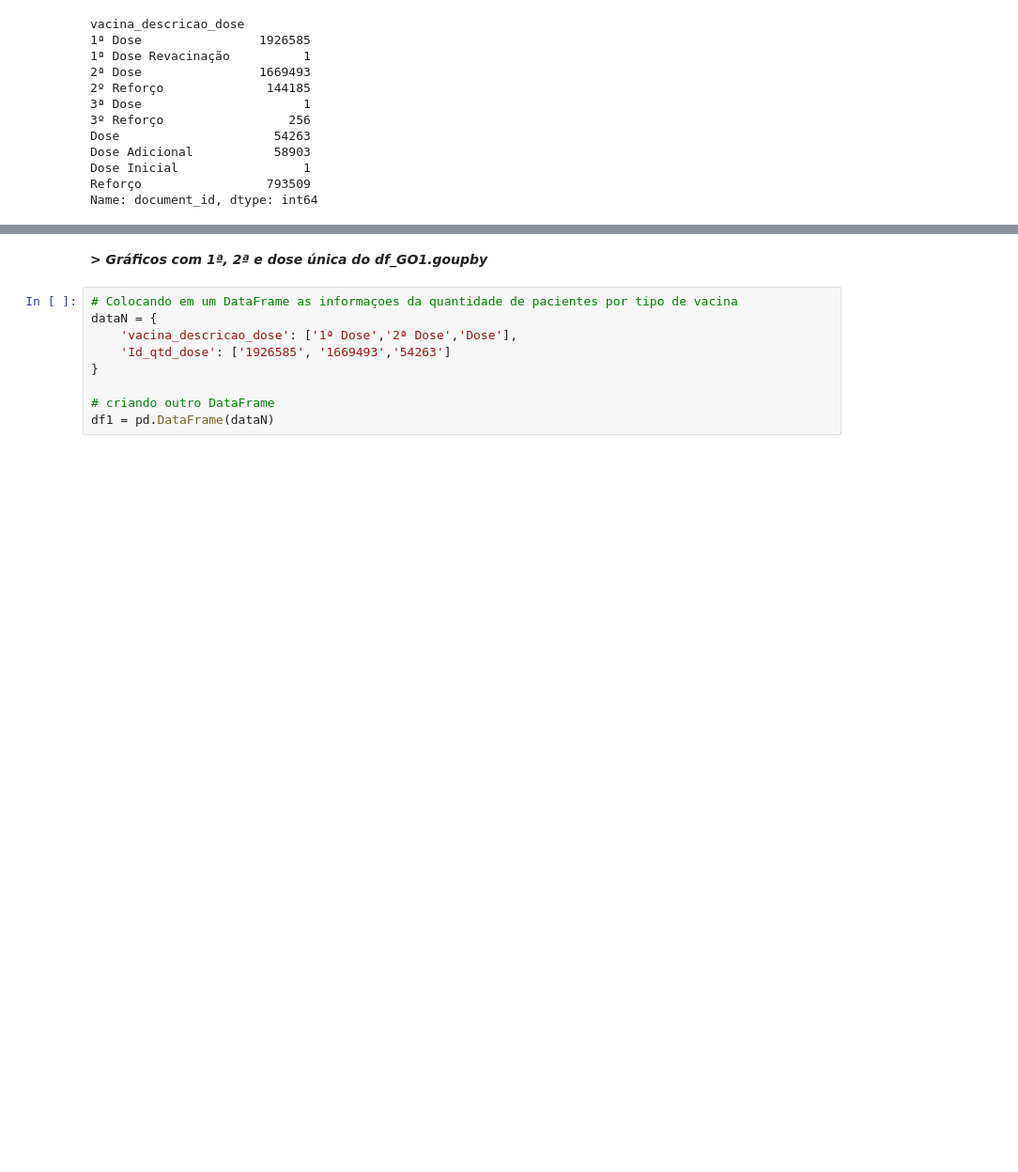
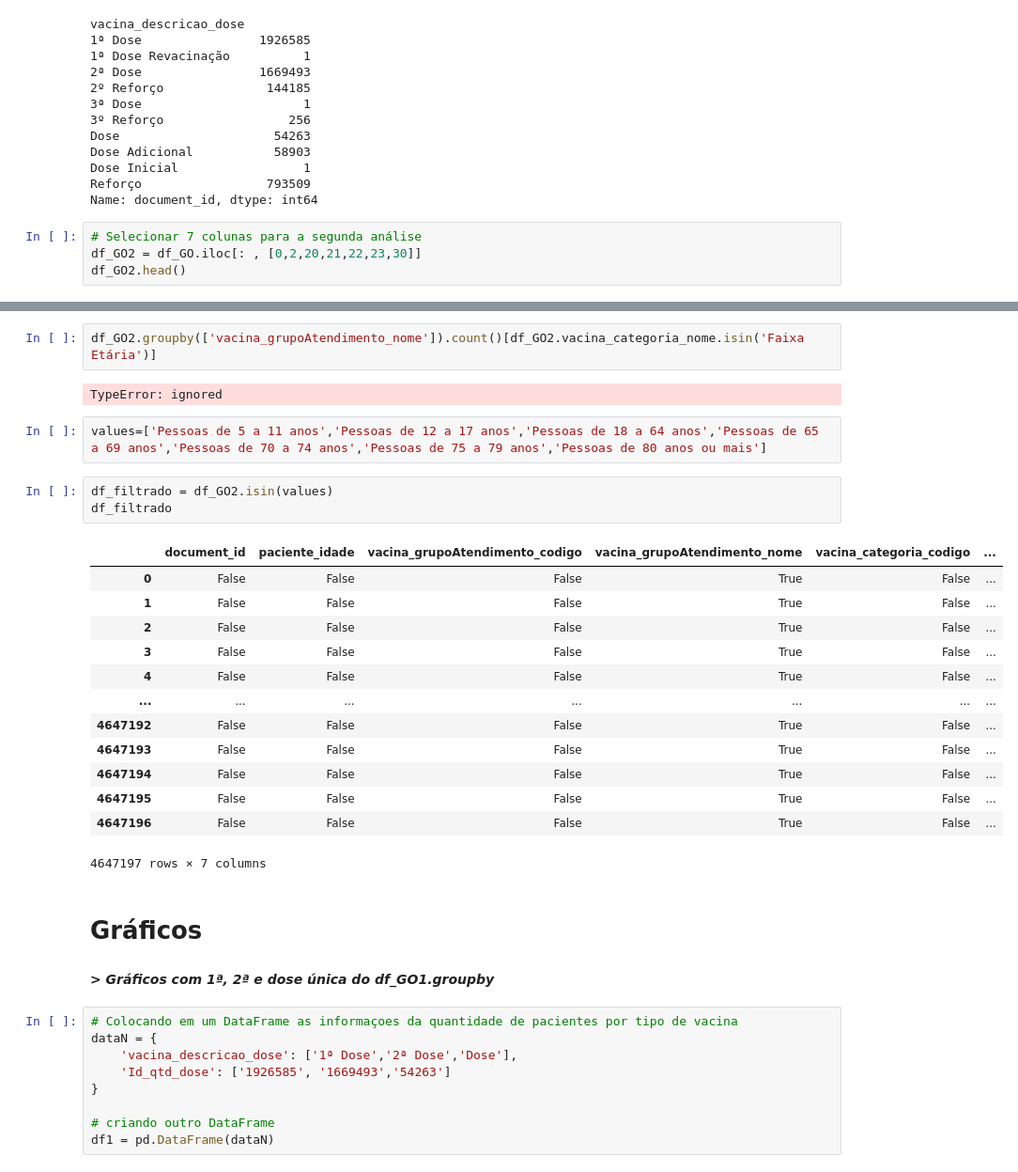
Before and after one commit to laysfreitas/Covid_Dados, a Jupyter notebook: Dados_Covid_CO.ipynb, the cells around one changed output, grey strips where cells are left out. Shown at 94% size. Cells and saved outputs as stored; diff of their text form; blank space fills up the shorter version.

```diff
--- a/Dados_Covid_CO.ipynb
+++ b/Dados_Covid_CO.ipynb
@@ -104,3 +114,7 @@ Dose Adicional           58903
 Dose Inicial                 1
 Reforço                 793509
 Name: document_id, dtype: int64
+# %%
+# Selecionar 7 colunas para a segunda análise
+df_GO2 = df_GO.iloc[: , [0,2,20,21,22,23,30]]
+df_GO2.head()
@@ -107,5 +149,30 @@ Name: document_id, dtype: int64
+# %%
+df_GO2.groupby(['vacina_grupoAtendimento_nome']).count()[df_GO2.vacina_categoria_nome.isin('Faixa Etária')]
+# %% [output]
+TypeError: ignored
+# %%
+values=['Pessoas de 5 a 11 anos','Pessoas de 12 a 17 anos','Pessoas de 18 a 64 anos','Pessoas de 65 a 69 anos','Pessoas de 70 a 74 anos','Pessoas de 75 a 79 anos','Pessoas de 80 anos ou mais']
+# %%
+df_filtrado = df_GO2.isin(values)
+df_filtrado
+# %% [output]
+|  | document_id | paciente_idade | vacina_grupoAtendimento_codigo | vacina_grupoAtendimento_nome | vacina_categoria_codigo | ... |
+| 0 | False | False | False | True | False | ... |
+| 1 | False | False | False | True | False | ... |
+| 2 | False | False | False | True | False | ... |
+| 3 | False | False | False | True | False | ... |
+| 4 | False | False | False | True | False | ... |
+| ... | ... | ... | ... | ... | ... | ... |
+| 4647192 | False | False | False | True | False | ... |
+| 4647193 | False | False | False | True | False | ... |
+| 4647194 | False | False | False | True | False | ... |
+| 4647195 | False | False | False | True | False | ... |
+| 4647196 | False | False | False | True | False | ... |
+4647197 rows × 7 columns
+# %% [markdown]
+# **Gráficos**
 # %% [markdown]
-***> Gráficos com 1ª, 2ª e dose única do df_GO1.goupby***
+***> Gráficos com 1ª, 2ª e dose única do df_GO1.groupby***
 # %%
 # Colocando em um DataFrame as informaçoes da quantidade de pacientes por tipo de vacina
 dataN = {
```
Also changed, not shown: parts of 4 cells of this notebook.
